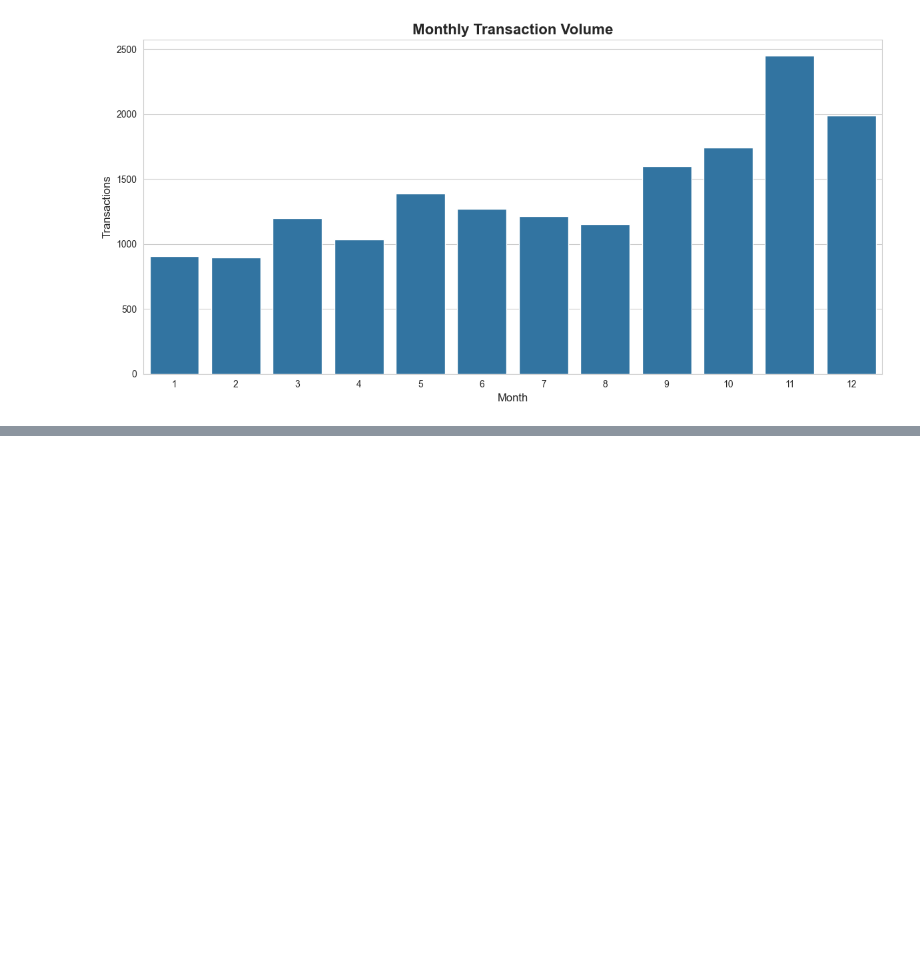
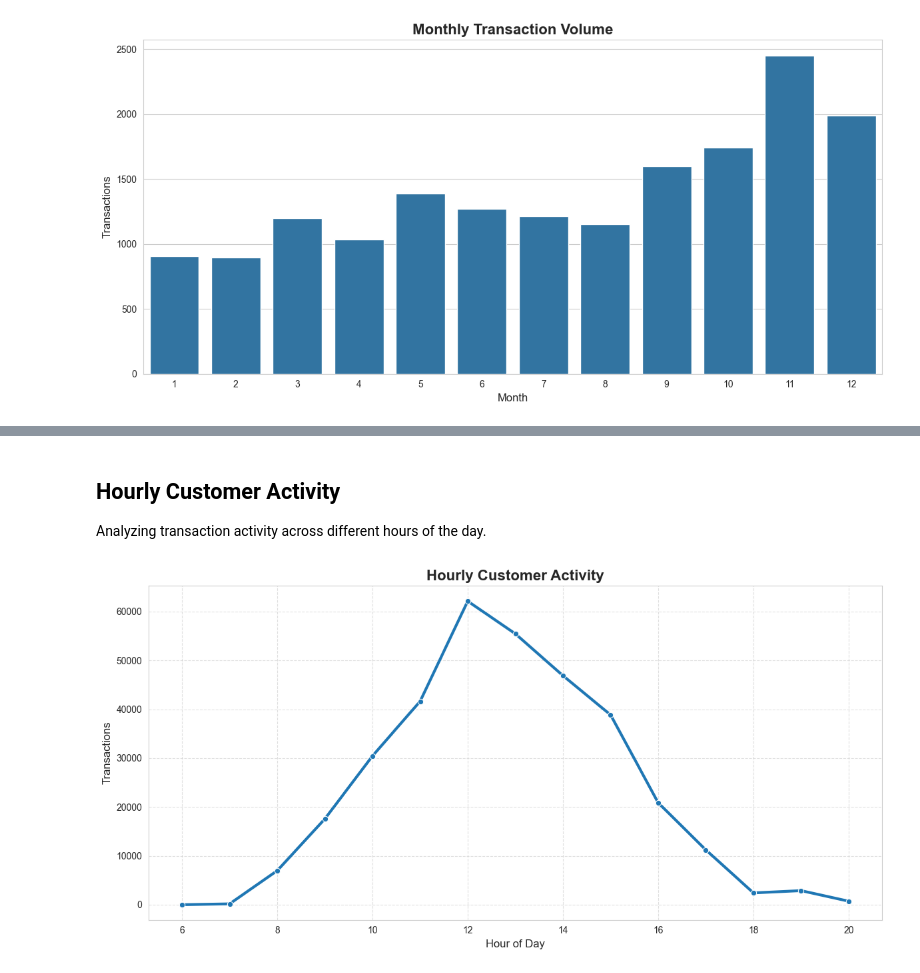
Before and after one commit to jebin24it-boop/Infotact_DA_Internship_Project, a Jupyter notebook: Project_1_Retail/notebooks/visualizations/retail_visuals_day1.ipynb, the cells around one changed output, grey strips where cells are left out. Drawn from its saved outputs; the diff is of its cells as text; code cells hidden in the pictures; blank space fills up the shorter version.

```diff
--- a/Project_1_Retail/notebooks/visualizations/retail_visuals_day1.ipynb
+++ b/Project_1_Retail/notebooks/visualizations/retail_visuals_day1.ipynb
@@ -77,0 +112,27 @@ plt.show()
+# %% [markdown]
+## Hourly Customer Activity
+
+Analyzing transaction activity across different hours of the day.
+# %%
+hourly_transactions = df['Hour'].value_counts().sort_index()
+
+plt.figure(figsize=(12,6))
+
+sns.lineplot(
+    x=hourly_transactions.index,
+    y=hourly_transactions.values,
+    marker='o',
+    linewidth=3
+)
+
+plt.title("Hourly Customer Activity", fontsize=16, fontweight='bold')
+plt.xlabel("Hour of Day", fontsize=12)
+plt.ylabel("Transactions", fontsize=12)
+
+plt.grid(True, linestyle='--', alpha=0.6)
+
+plt.tight_layout()
+
+plt.show()
+# %% [output]
+[figure, added]
```
Also changed, not shown: parts of 2 cells of this notebook, 8 other files.
